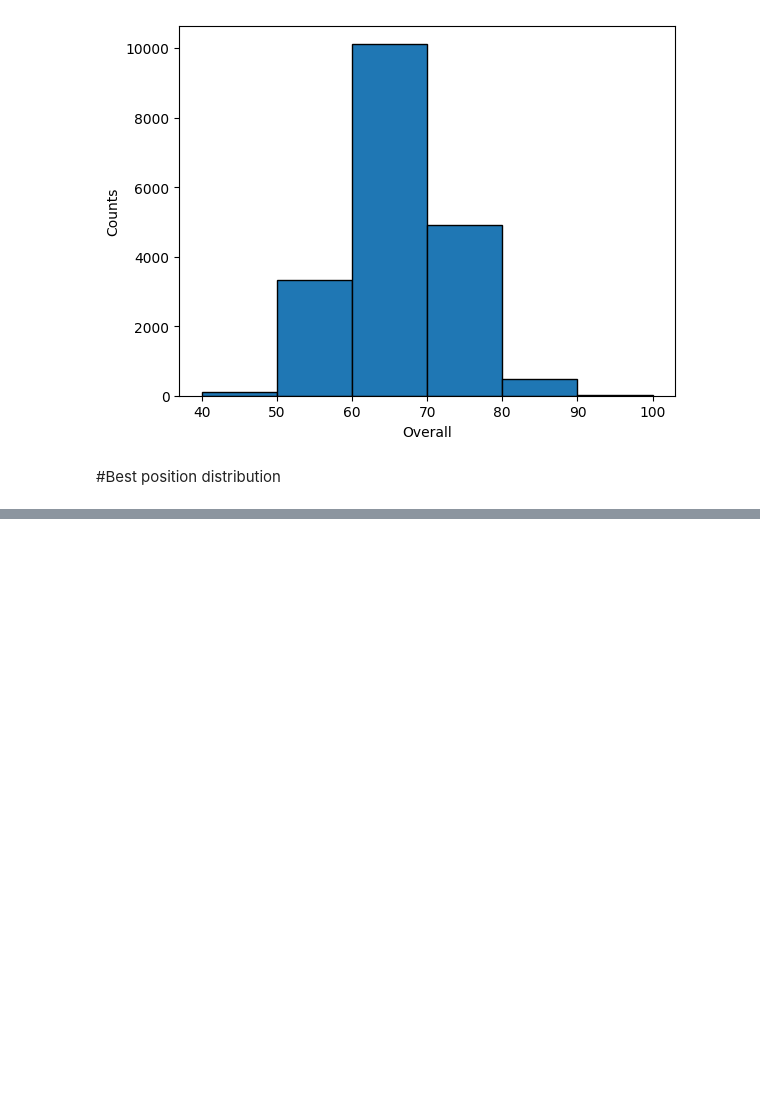
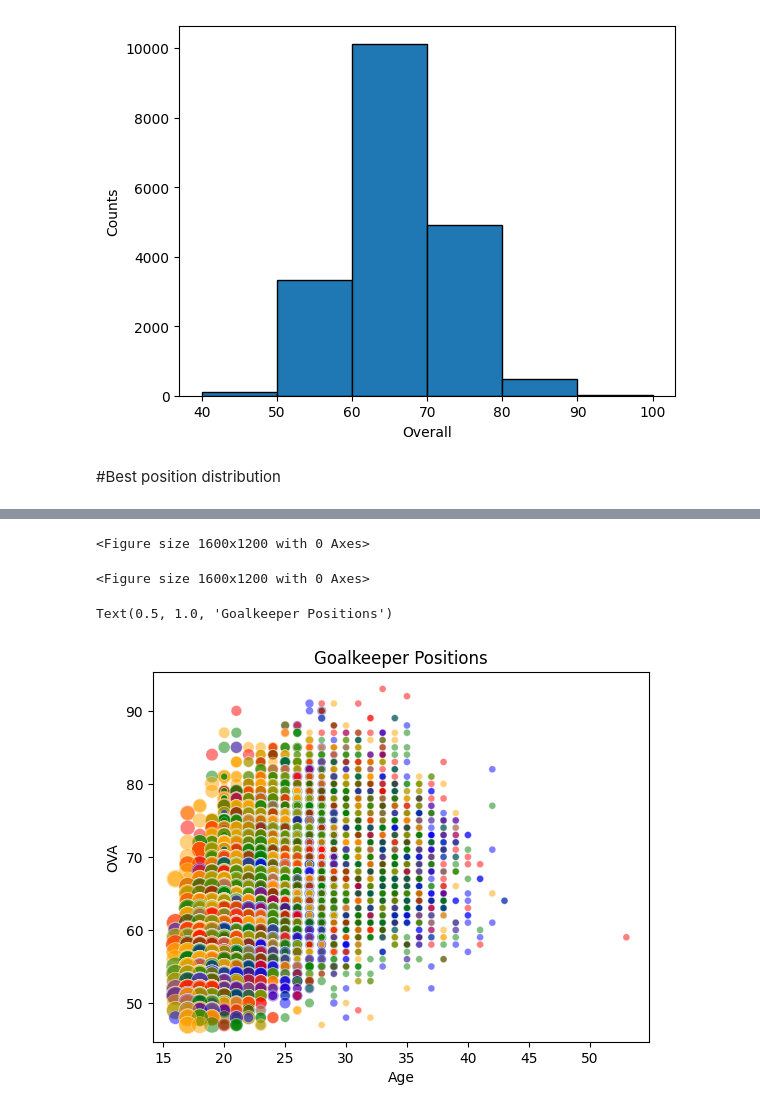
Before and after one commit to Suesue098/Basic, a Jupyter notebook: FIFA_21.ipynb, the cells around one changed output, grey strips where cells are left out. Saved outputs shown, nothing was run; the diff lists cells and outputs as text; code cells hidden in the pictures; blank space fills up the shorter version.

```diff
--- a/FIFA_21.ipynb
+++ b/FIFA_21.ipynb
@@ -337,0 +362,6 @@ plt.show()
+# %%
+df['Growth'] = df['POT'] - df['OVA']
+plt.figure(figsize = (16,12))
+# %% [output]
+<Figure size 1600x1200 with 0 Axes>
+<Figure size 1600x1200 with 0 Axes>
@@ -337,0 +375,8 @@ plt.show()
+# %%
+sns.scatterplot(data = df, x = 'Age', y = 'OVA', hue = 'Best Position',
+                palette = position_colors, size = 'Growth', sizes = (25, 200),
+                alpha = 0.5, legend = False)
+plt.title('Goalkeeper Positions')
+# %% [output]
+Text(0.5, 1.0, 'Goalkeeper Positions')
+[figure, added]
```
Also changed, not shown: parts of 16 cells of this notebook.
